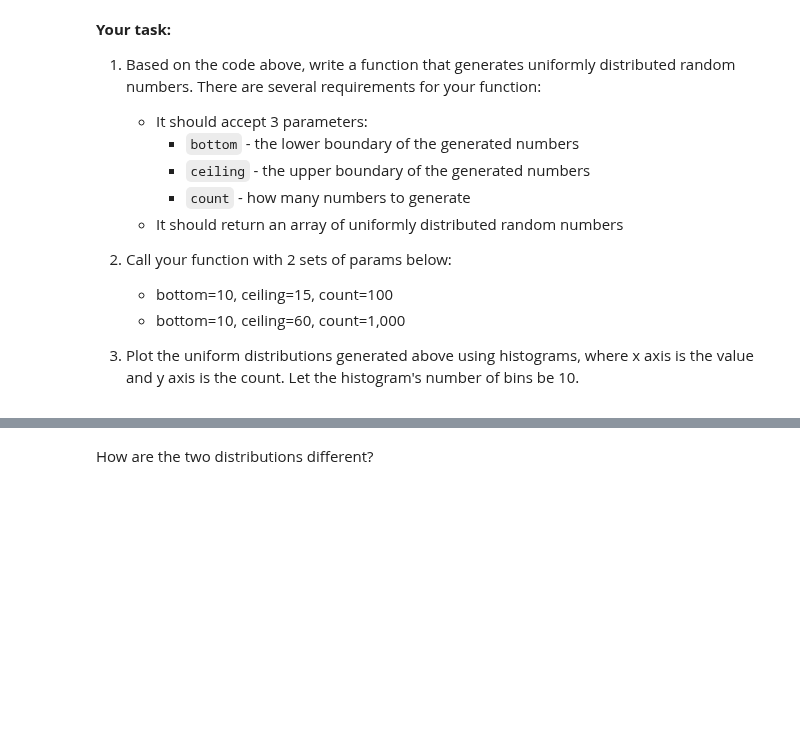
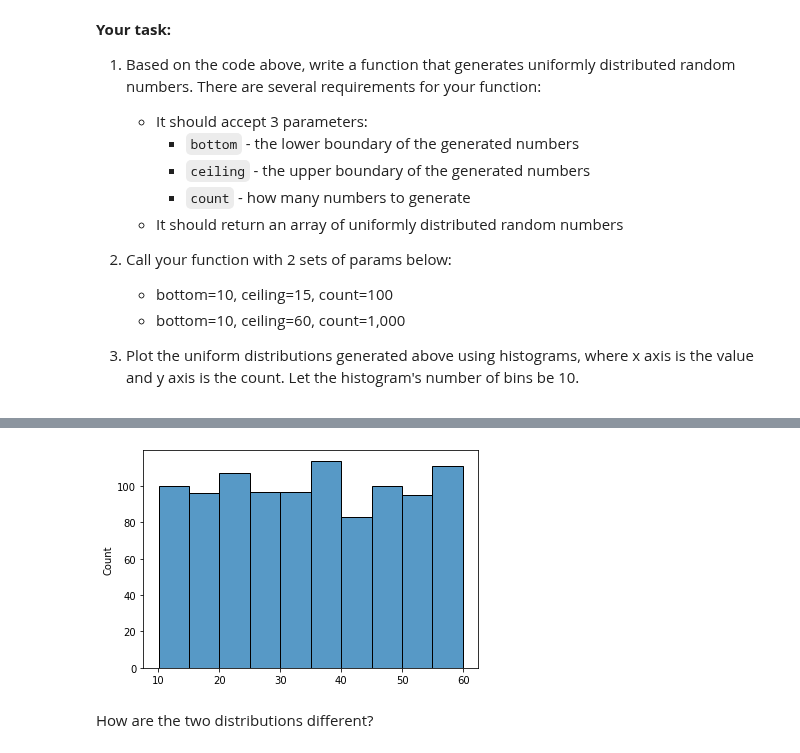
Before and after one commit to ta-datapt-bcn/lab-cont-probability-distribution, a Jupyter notebook: your_code/main.ipynb, the cells around one changed output, grey strips where cells are left out. Saved outputs shown, nothing was run; the diff lists cells and outputs as text; code cells hidden in the pictures; blank space fills up the shorter version.

```diff
--- a/your_code/main.ipynb
+++ b/your_code/main.ipynb
@@ -46,2 +63,6 @@ print(randoms)
+# %%
+_ = sns.histplot(set_2, bins=10)
+# %% [output]
+[figure, added]
 # %% [markdown]
 How are the two distributions different?
```
Also changed, not shown: parts of 27 cells of this notebook, 1 other file.
